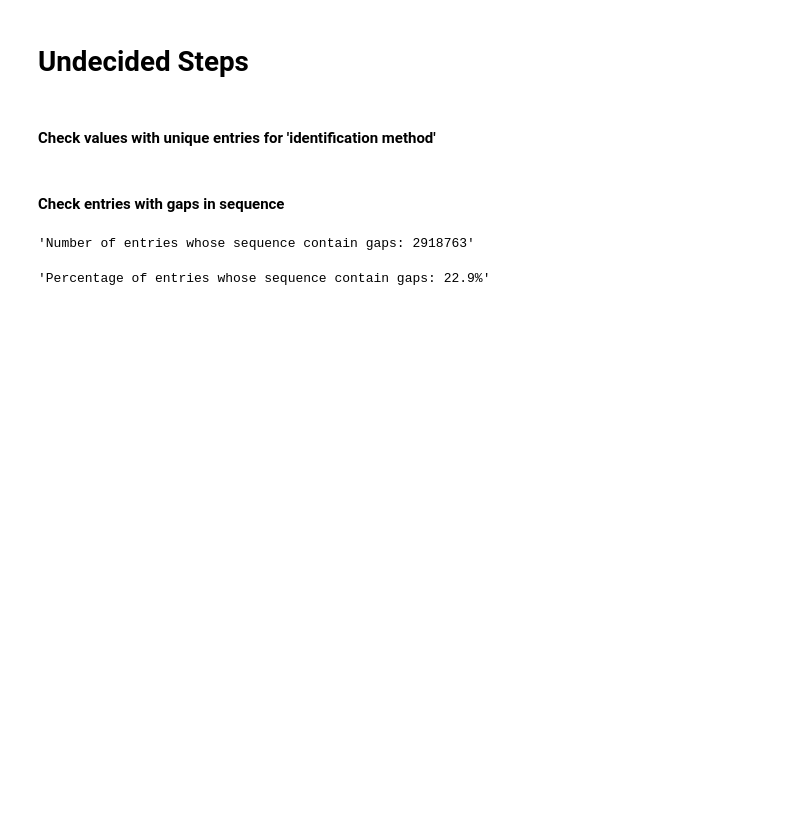
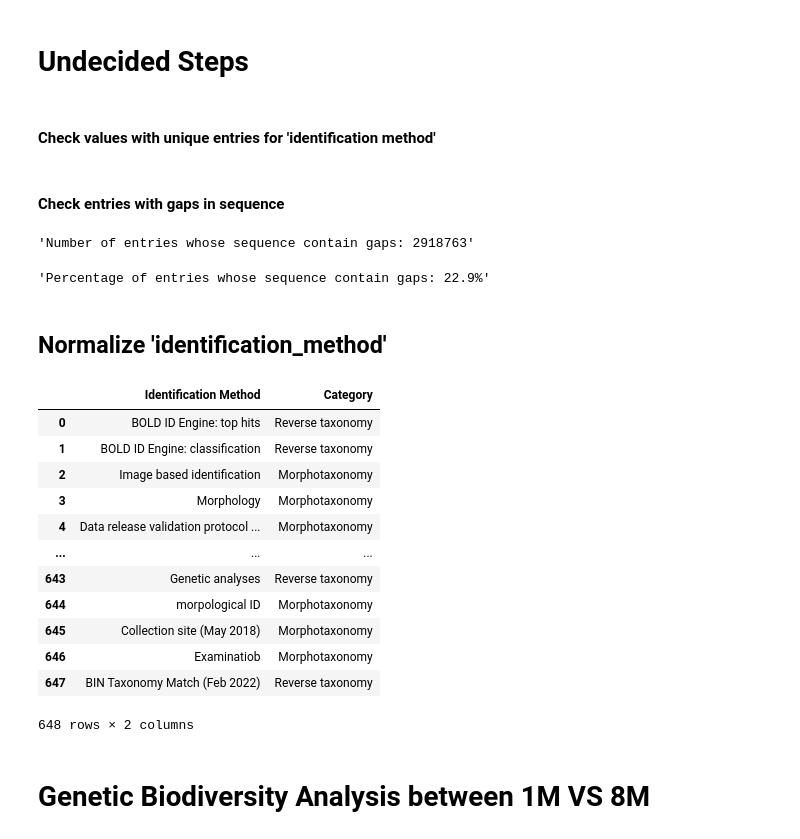
Before and after one commit to CIBIO-BU/mozaiko, a Jupyter notebook: external_scripts/bold-data-package.ipynb, the cells around one changed output. Saved outputs shown, nothing was run; the diff lists cells and outputs as text; code cells hidden in the pictures; blank space fills up the shorter version.

```diff
--- a/external_scripts/bold-data-package.ipynb
+++ b/external_scripts/bold-data-package.ipynb
@@ -371,3 +371,5 @@ f"Percentage of entries whose sequence contain gaps: {round((count_with_gap/tota
 bold_pre_processed_gapped_seqs = bold_pre_processed[bold_pre_processed['nuc'].str.contains('-')]
 # %%
 bold_pre_processed_gapped_seqs.to_csv("/home/camilababo/Documents/coding-projects/DNAquaIMG-tool/mozaico/external_scripts/bold-final-gapped-seqs.tsv", sep="\t", index=False)
+# %% [markdown]
+## Normalize 'identification_method'
@@ -373,0 +378,23 @@ bold_pre_processed_gapped_seqs.to_csv("/home/camilababo/Documents/coding-project
+# %%
+import pandas as pd
+
+idm_normal = '/home/camilababo/Documents/coding-projects/DNAquaIMG-tool/mozaico/external_scripts/unique_idm_normalization.tsv'
+id_method_normalization = pd.read_csv(idm_normal, sep='\t')
+# %%
+id_method_normalization
+# %% [output]
+|  | Identification Method | Category |
+| 0 | BOLD ID Engine: top hits | Reverse taxonomy |
+| 1 | BOLD ID Engine: classification | Reverse taxonomy |
+| 2 | Image based identification | Morphotaxonomy |
+| 3 | Morphology | Morphotaxonomy |
+| 4 | Data release validation protocol ... | Morphotaxonomy |
+| ... | ... | ... |
+| 643 | Genetic analyses | Reverse taxonomy |
+| 644 | morpological ID | Morphotaxonomy |
+| 645 | Collection site (May 2018) | Morphotaxonomy |
+| 646 | Examinatiob | Morphotaxonomy |
+| 647 | BIN Taxonomy Match (Feb 2022) | Reverse taxonomy |
+648 rows × 2 columns
+# %% [markdown]
+# Genetic Biodiversity Analysis between 1M VS 8M
```
Also changed, not shown: parts of 1 cell of this notebook, 3 other files.
